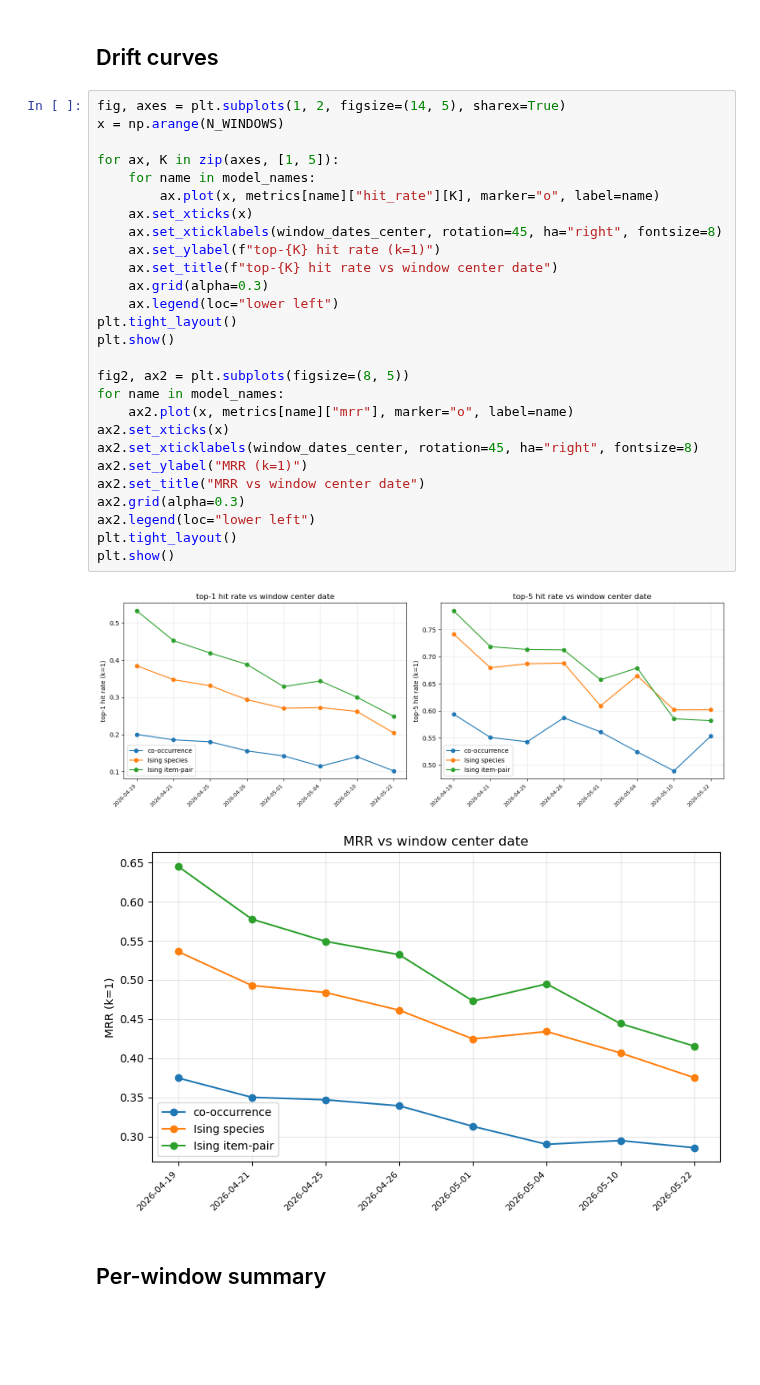
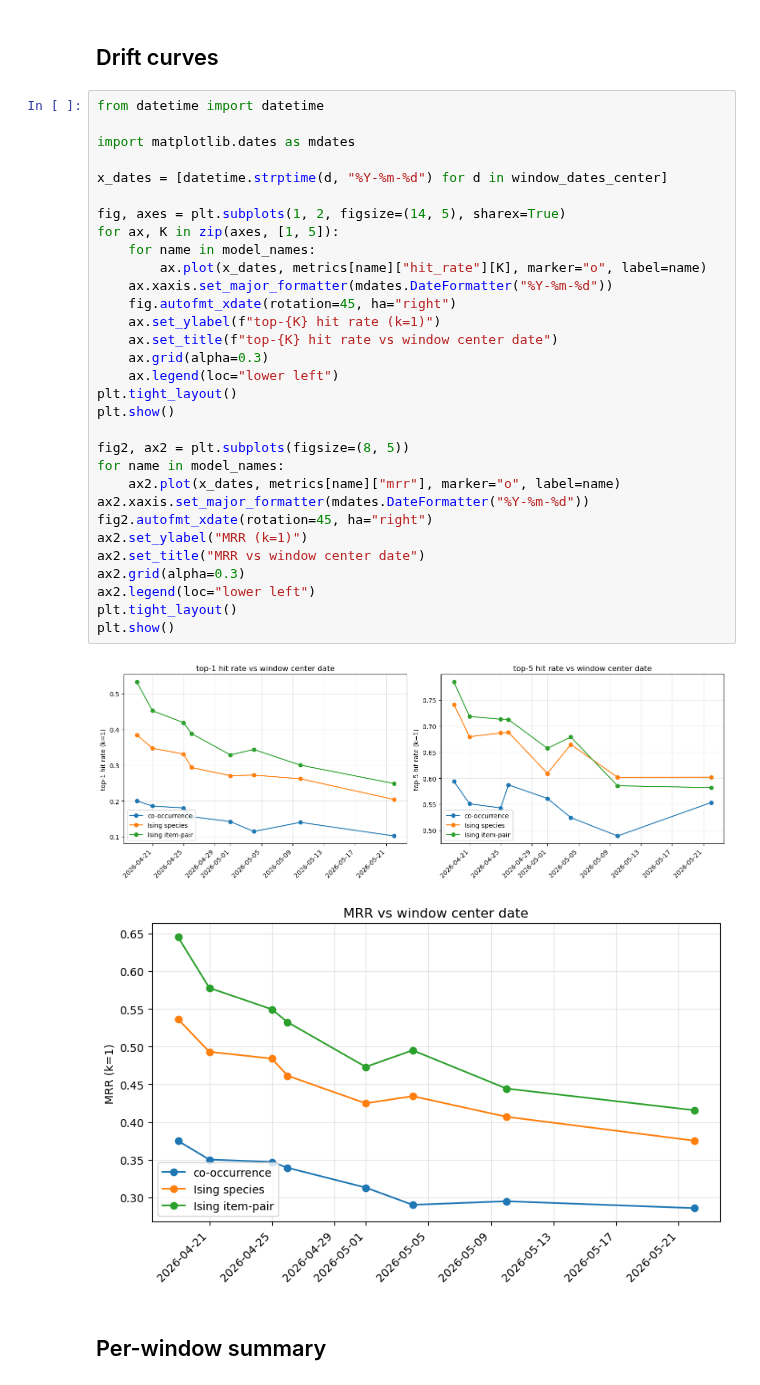
Before and after one commit to kylehtunis/k2dex, a Jupyter notebook: notebooks/temporal_drift.ipynb, the cells around one changed output. Saved outputs shown, nothing was run; the diff lists cells and outputs as text; blank space fills up the shorter version.

```diff
--- a/notebooks/temporal_drift.ipynb
+++ b/notebooks/temporal_drift.ipynb
@@ -297,35 +297,39 @@ window 7 (2026-05-13 -> 2026-05-25):  696 in-vocab teams /  972 total
 # %% [markdown]
 ## Drift curves
 # %%
+from datetime import datetime
+
+import matplotlib.dates as mdates
+
+x_dates = [datetime.strptime(d, "%Y-%m-%d") for d in window_dates_center]
+
 fig, axes = plt.subplots(1, 2, figsize=(14, 5), sharex=True)
-x = np.arange(N_WINDOWS)
-
 for ax, K in zip(axes, [1, 5]):
     for name in model_names:
-        ax.plot(x, metrics[name]["hit_rate"][K], marker="o", label=name)
-    ax.set_xticks(x)
-    ax.set_xticklabels(window_dates_center, rotation=45, ha="right", fontsize=8)
+        ax.plot(x_dates, metrics[name]["hit_rate"][K], marker="o", label=name)
+    ax.xaxis.set_major_formatter(mdates.DateFormatter("%Y-%m-%d"))
+    fig.autofmt_xdate(rotation=45, ha="right")
     ax.set_ylabel(f"top-{K} hit rate (k=1)")
     ax.set_title(f"top-{K} hit rate vs window center date")
     ax.grid(alpha=0.3)
     ax.legend(loc="lower left")
 plt.tight_layout()
 plt.show()
 
 fig2, ax2 = plt.subplots(figsize=(8, 5))
 for name in model_names:
-    ax2.plot(x, metrics[name]["mrr"], marker="o", label=name)
-ax2.set_xticks(x)
-ax2.set_xticklabels(window_dates_center, rotation=45, ha="right", fontsize=8)
+    ax2.plot(x_dates, metrics[name]["mrr"], marker="o", label=name)
+ax2.xaxis.set_major_formatter(mdates.DateFormatter("%Y-%m-%d"))
+fig2.autofmt_xdate(rotation=45, ha="right")
 ax2.set_ylabel("MRR (k=1)")
 ax2.set_title("MRR vs window center date")
 ax2.grid(alpha=0.3)
 ax2.legend(loc="lower left")
 plt.tight_layout()
 plt.show()
 # %% [output]
-[figure, old version]
+[figure, new version]
-[figure, old version]
+[figure, new version]
 # %% [markdown]
 ## Per-window summary
 # %%
```
Also changed, not shown: parts of 6 cells of this notebook, 1 other file.
